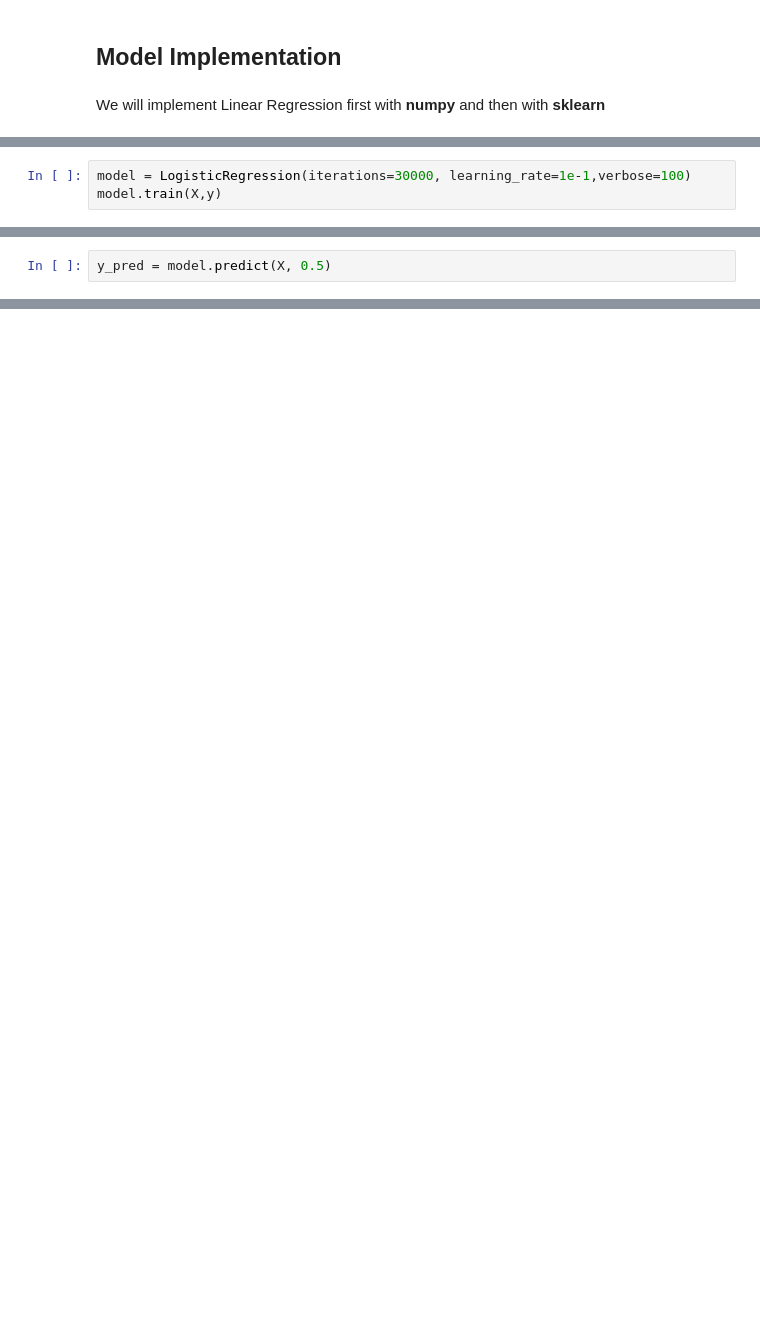
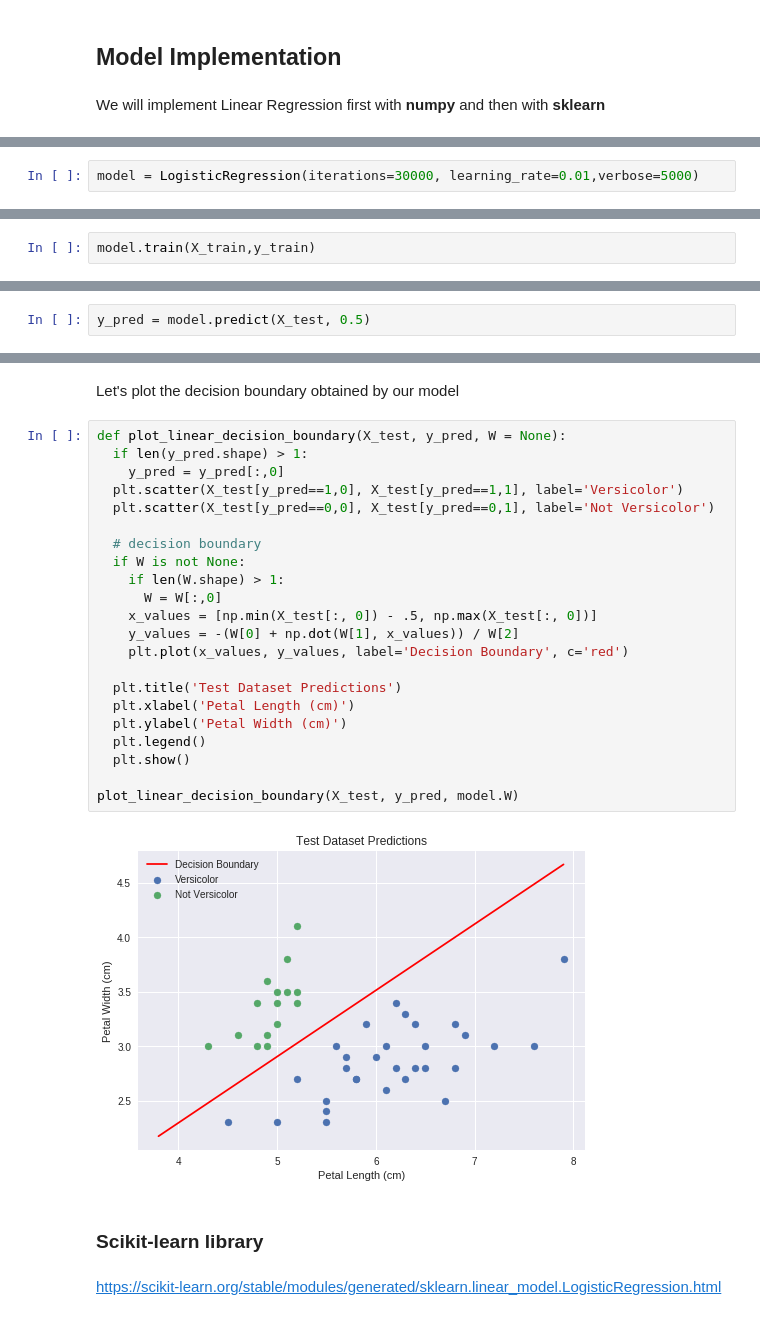
Before and after one commit to jariasf/Machine-Learning, a Jupyter notebook: Logistic Regression/Logistic_Regression.ipynb, the cells around one changed output, grey strips where cells are left out. Cells and saved outputs as stored; diff of their text form; blank space fills up the shorter version.

```diff
--- a/Logistic Regression/Logistic_Regression.ipynb
+++ b/Logistic Regression/Logistic_Regression.ipynb
@@ -185,3 +253,2 @@ class LogisticRegression:
 # %%
-model = LogisticRegression(iterations=30000, learning_rate=1e-1,verbose=100)
-model.train(X,y)
+model = LogisticRegression(iterations=30000, learning_rate=0.01,verbose=5000)
@@ -187,0 +257,2 @@ model.train(X,y)
+# %%
+model.train(X_train,y_train)
@@ -188,2 +268,2 @@ model.train(X,y)
 # %%
-y_pred = model.predict(X, 0.5)
+y_pred = model.predict(X_test, 0.5)
@@ -189,0 +284,30 @@ y_pred = model.predict(X, 0.5)
+# %% [markdown]
+Let's plot the decision boundary obtained by our model
+# %%
+def plot_linear_decision_boundary(X_test, y_pred, W = None):
+  if len(y_pred.shape) > 1:
+    y_pred = y_pred[:,0]
+  plt.scatter(X_test[y_pred==1,0], X_test[y_pred==1,1], label='Versicolor')
+  plt.scatter(X_test[y_pred==0,0], X_test[y_pred==0,1], label='Not Versicolor')
+
+  # decision boundary
+  if W is not None:
+    if len(W.shape) > 1:
+      W = W[:,0]
+    x_values = [np.min(X_test[:, 0]) - .5, np.max(X_test[:, 0])]
+    y_values = -(W[0] + np.dot(W[1], x_values)) / W[2]
+    plt.plot(x_values, y_values, label='Decision Boundary', c='red')
+
+  plt.title('Test Dataset Predictions')
+  plt.xlabel('Petal Length (cm)')
+  plt.ylabel('Petal Width (cm)')
+  plt.legend()
+  plt.show()
+
+plot_linear_decision_boundary(X_test, y_pred, model.W)
+# %% [output]
+[figure, added]
+# %% [markdown]
+### Scikit-learn library
+# %% [markdown]
+https://scikit-learn.org/stable/modules/generated/sklearn.linear_model.LogisticRegression.html
```
Also changed, not shown: parts of 51 cells of this notebook.
